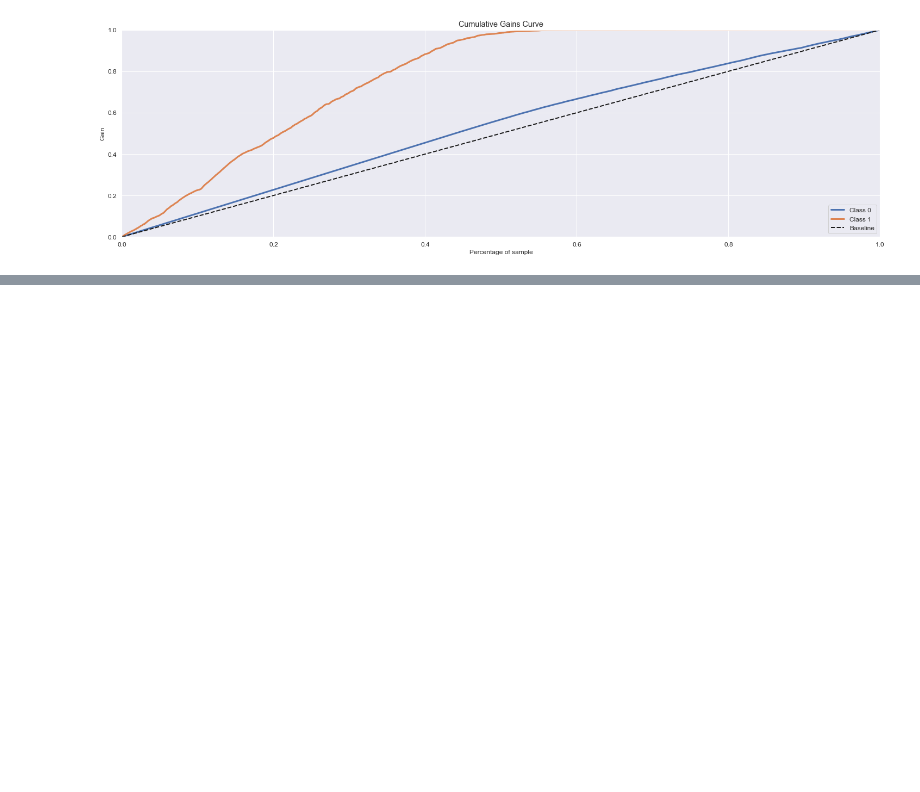
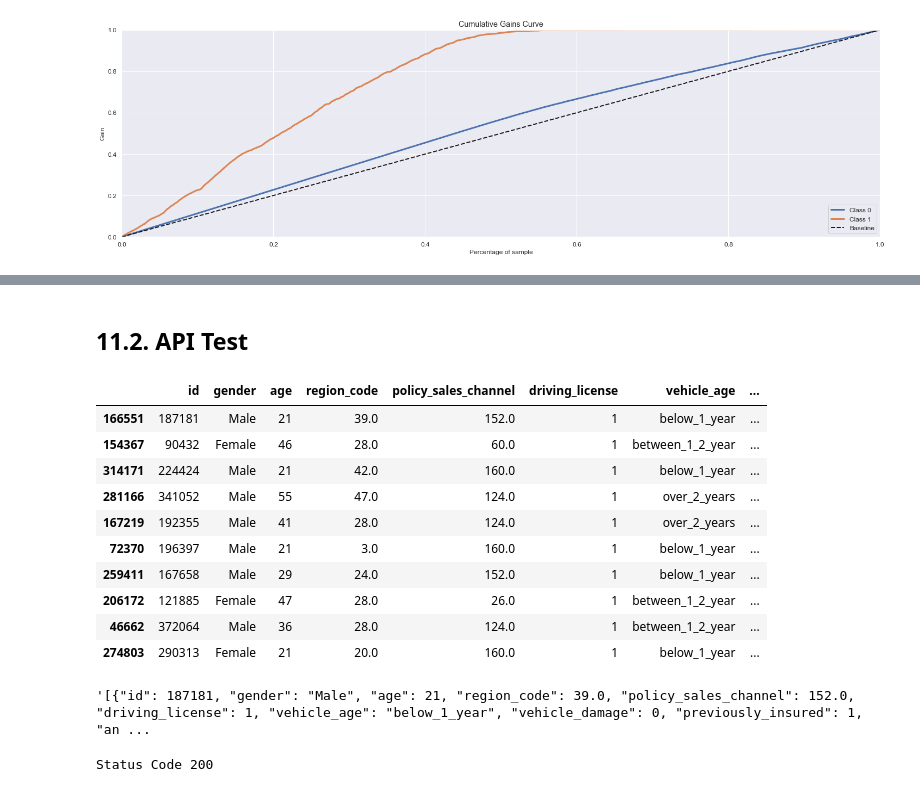
Before and after one commit to Lucas-Okamura/Health-Insurance-Cross-Sell, a Jupyter notebook: Health_Insurance_Cross_Sell.ipynb, the cells around one changed output, grey strips where cells are left out. Cells and saved outputs as stored; diff of their text form; code cells hidden in the pictures; blank space fills up the shorter version.

Commit message:
Finalized API and Deploy to Heroku

```diff
--- a/Health_Insurance_Cross_Sell.ipynb
+++ b/Health_Insurance_Cross_Sell.ipynb
@@ -970,0 +1093,21 @@ recall_at_50
+# %% [markdown]
+## 11.2. API Test<a id='api_test'></a>
+# %%
+df_test = X.copy()
+df_test['response'] = y.copy()
+# %%
+df_test = df_test.sample(10)
+# %%
+df_test
+# %% [output]
+|  | id | gender | age | region_code | policy_sales_channel | driving_license | vehicle_age | ... |
+| 166551 | 187181 | Male | 21 | 39.0 | 152.0 | 1 | below_1_year | ... |
+| 154367 | 90432 | Female | 46 | 28.0 | 60.0 | 1 | between_1_2_year | ... |
+| 314171 | 224424 | Male | 21 | 42.0 | 160.0 | 1 | below_1_year | ... |
+| 281166 | 341052 | Male | 55 | 47.0 | 124.0 | 1 | over_2_years | ... |
+| 167219 | 192355 | Male | 41 | 28.0 | 124.0 | 1 | over_2_years | ... |
+| 72370 | 196397 | Male | 21 | 3.0 | 160.0 | 1 | below_1_year | ... |
+| 259411 | 167658 | Male | 29 | 24.0 | 152.0 | 1 | below_1_year | ... |
+| 206172 | 121885 | Female | 47 | 28.0 | 26.0 | 1 | between_1_2_year | ... |
+| 46662 | 372064 | Male | 36 | 28.0 | 124.0 | 1 | between_1_2_year | ... |
+| 274803 | 290313 | Female | 21 | 20.0 | 160.0 | 1 | below_1_year | ... |
@@ -970,0 +1117,16 @@ recall_at_50
+# %%
+data
+# %% [output]
+'[{"id": 187181, "gender": "Male", "age": 21, "region_code": 39.0, "policy_sales_channel": 152.0, "driving_license": 1, "vehicle_age": "below_1_year", "vehicle_damage": 0, "previously_insured": 1, "an ...
+# %%
+import requests
+#API call
+# url = 'http://localhost:5000//predict'
+url = 'https://health-insurance-deploy.herokuapp.com/predict'
+header = {"Content-type": 'application/json'}
+
+#request
+r = requests.post(url, data = data, headers = header)
+print("Status Code {}".format(r.status_code))
+# %% [output]
+Status Code 200
```
Also changed, not shown: parts of 41 cells of this notebook, 13 other files.
